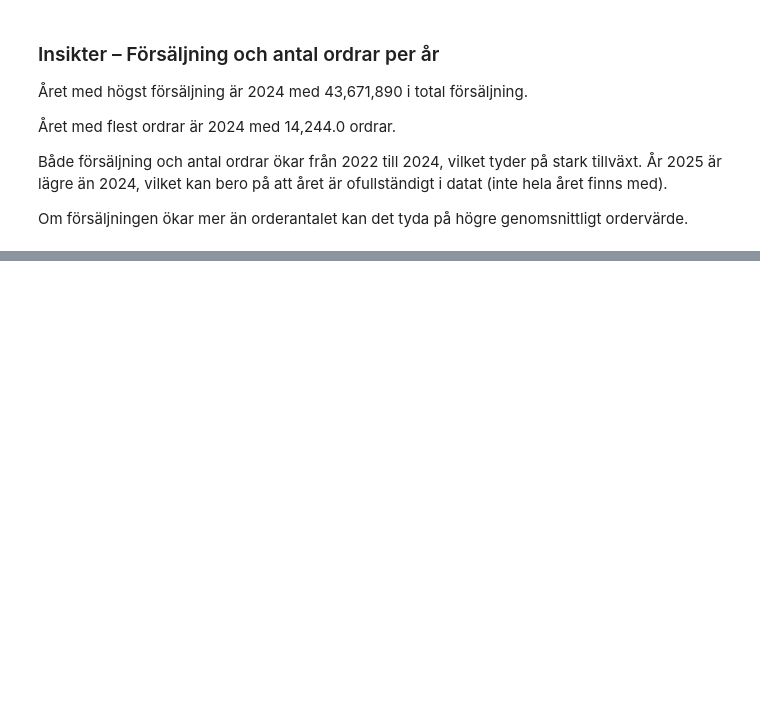
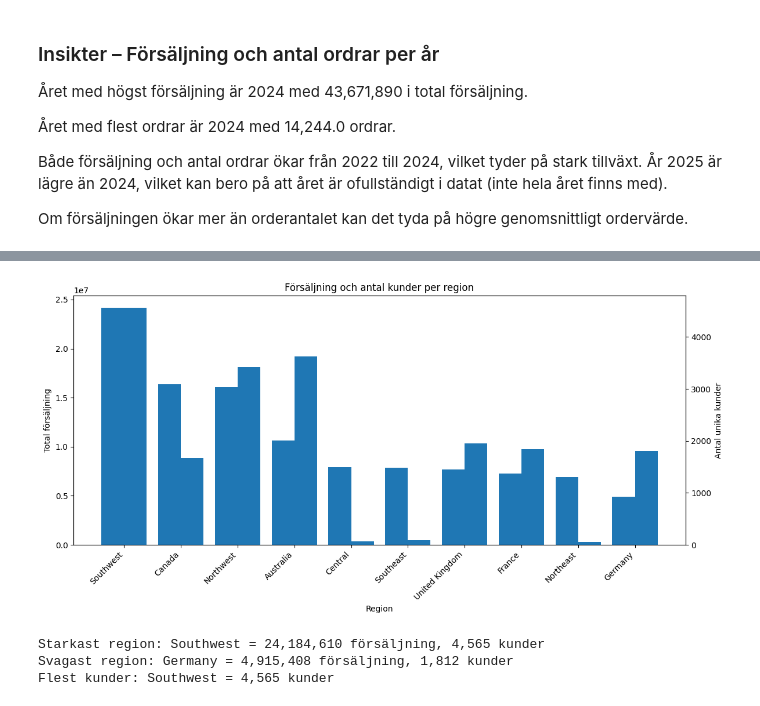
Before and after one commit to gia-w-chai/AdventureWorks2025, a Jupyter notebook: notebooks/analys.ipynb, the cells around one changed output, grey strips where cells are left out. Cells and saved outputs as stored; diff of their text form; code cells hidden in the pictures; blank space fills up the shorter version.

```diff
--- a/notebooks/analys.ipynb
+++ b/notebooks/analys.ipynb
@@ -328,0 +449,16 @@ Om försäljningen ökar mer än orderantalet kan det tyda på högre genomsnitt
+# %%
+query_vis6 = """
+SELECT
+    st.Name AS RegionName,
+    SUM(soh.SubTotal) AS TotalSales,
+    COUNT(DISTINCT c.CustomerID) AS UniqueCustomers
+FROM Sales.SalesOrderHeader soh
+INNER JOIN Sales.SalesTerritory st
+    ON soh.TerritoryID = st.TerritoryID
+INNER JOIN Sales.Customer c
+    ON soh.CustomerID = c.CustomerID
+GROUP BY st.Name
+ORDER BY TotalSales DESC;
+"""
+df_vis6 = query_df(query_vis6)
+df_vis6
@@ -328,0 +477,38 @@ Om försäljningen ökar mer än orderantalet kan det tyda på högre genomsnitt
+# %%
+fig, ax1 = plt.subplots(figsize=(12,6))
+
+x = df_vis6["RegionName"]
+pos = range(len(x))
+width = 0.4
+
+# Stapel 1: försäljning (vänster y-axel)
+ax1.bar([p - width/2 for p in pos], df_vis6["TotalSales"], width=width, label="Försäljning")
+ax1.set_ylabel("Total försäljning")
+ax1.set_xlabel("Region")
+ax1.set_title("Försäljning och antal kunder per region")
+ax1.set_xticks(list(pos))
+ax1.set_xticklabels(x, rotation=45, ha="right")
+
+# Stapel 2: kunder (höger y-axel)
+ax2 = ax1.twinx()
+ax2.bar([p + width/2 for p in pos], df_vis6["UniqueCustomers"], width=width, label="Antal kunder")
+ax2.set_ylabel("Antal unika kunder")
+
+plt.tight_layout()
+plt.show()
+# %% [output]
+[figure, added]
+# %%
+top_region = df_vis6.iloc[0]
+bottom_region = df_vis6.iloc[-1]
+
+print("Starkast region:", top_region["RegionName"], f"= {top_region['TotalSales']:,.0f} försäljning, {top_region['UniqueCustomers']:,} kunder")
+print("Svagast region:", bottom_region["RegionName"], f"= {bottom_region['TotalSales']:,.0f} försäljning, {bottom_region['UniqueCustomers']:,} kunder")
+
+
+most_customers = df_vis6.loc[df_vis6["UniqueCustomers"].idxmax()]
+print("Flest kunder:", most_customers["RegionName"], f"= {most_customers['UniqueCustomers']:,} kunder")
+# %% [output]
+Starkast region: Southwest = 24,184,610 försäljning, 4,565 kunder
+Svagast region: Germany = 4,915,408 försäljning, 1,812 kunder
+Flest kunder: Southwest = 4,565 kunder
```
Also changed, not shown: parts of 15 cells of this notebook, 4 other files.
